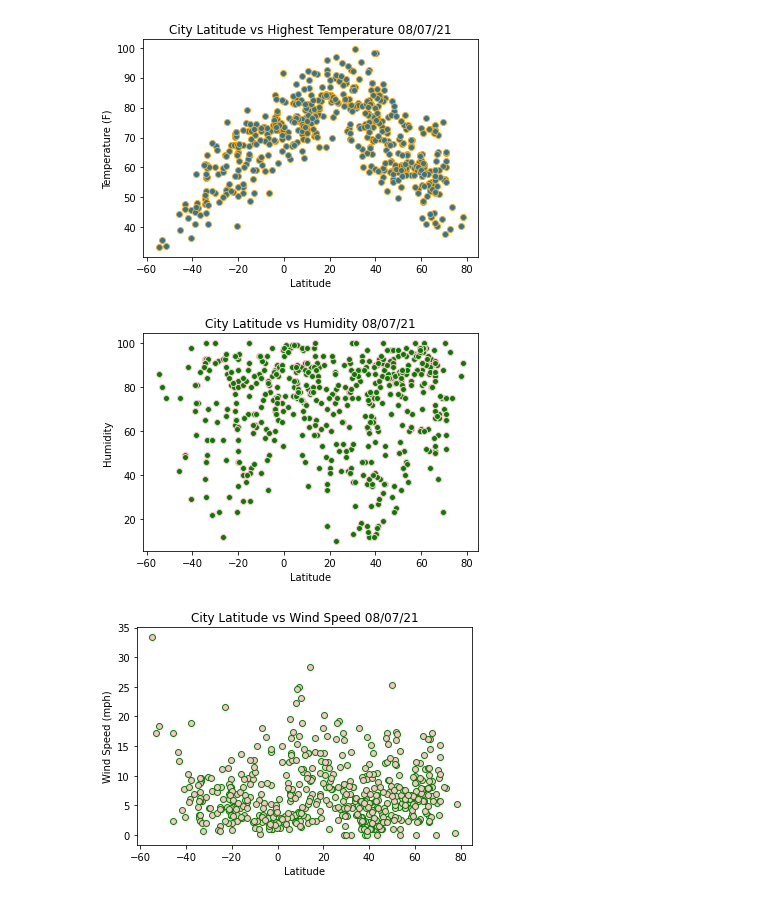
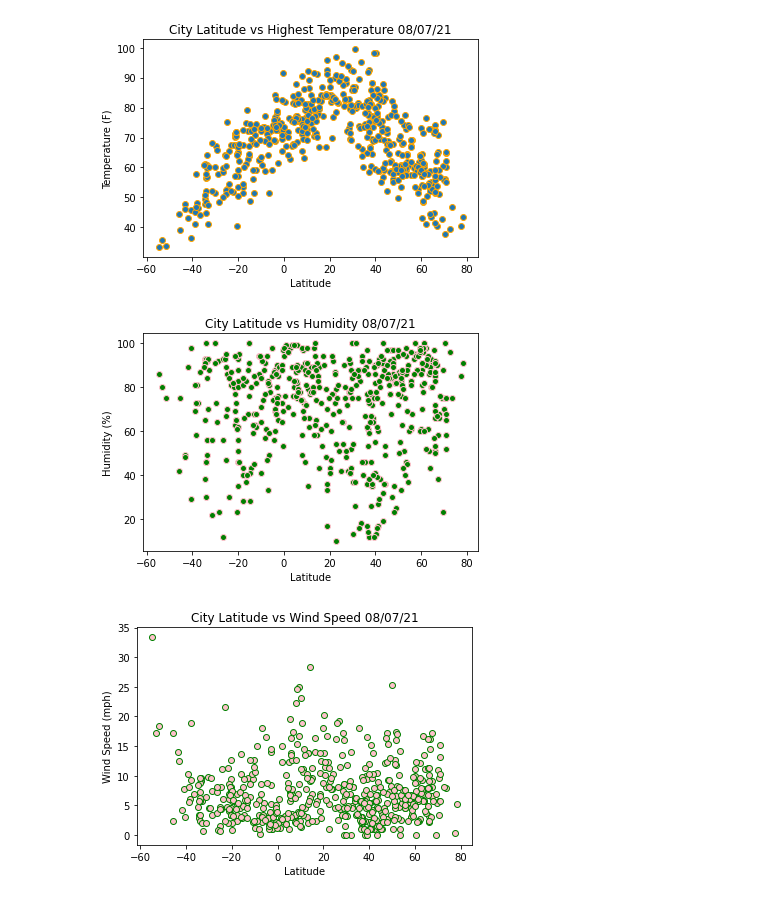
Before and after one commit to KristianSHamilton/api-challenge, a Jupyter notebook: WeatherPy/WeatherPy.ipynb, the cells around one changed output. Drawn from its saved outputs; the diff is of its cells as text; code cells hidden in the pictures.

Commit message:
plots done2

```diff
--- a/WeatherPy/WeatherPy.ipynb
+++ b/WeatherPy/WeatherPy.ipynb
@@ -114,12 +114,12 @@ plt.show()
 # %%
 plt.scatter(latitude, humidity, marker = "o", edgecolor = "pink", color = "green")
 plt.title(f"City Latitude vs Humidity {time.strftime('%x')}")
 plt.xlabel("Latitude")
-plt.ylabel("Humidity")
+plt.ylabel("Humidity (%)")
 plt.savefig("./output/Lat vs. Humidity.png")
 plt.show()
 # %% [output]
-[figure, old version]
+[figure, new version]
 # %%
 plt.scatter(latitude, wind, marker = "o", edgecolor = "green", color = "pink")
 plt.title(f"City Latitude vs Wind Speed {time.strftime('%x')}")
```
Also changed, not shown: parts of 1 cell of this notebook, 2 other files.
